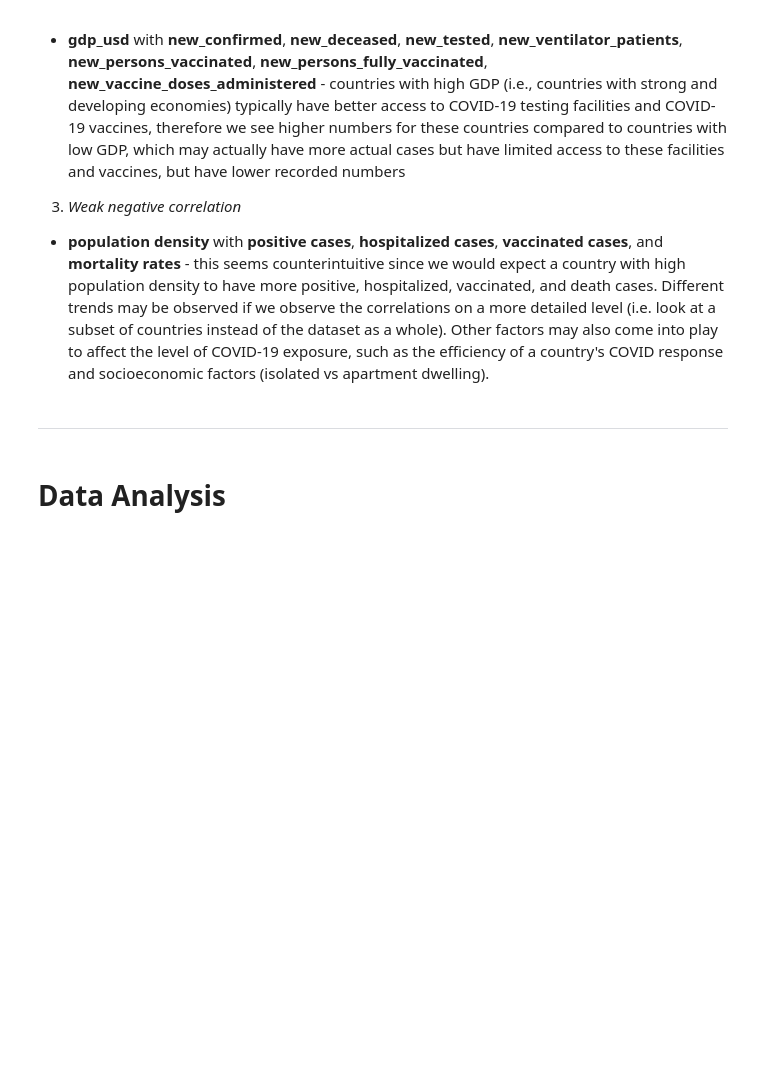
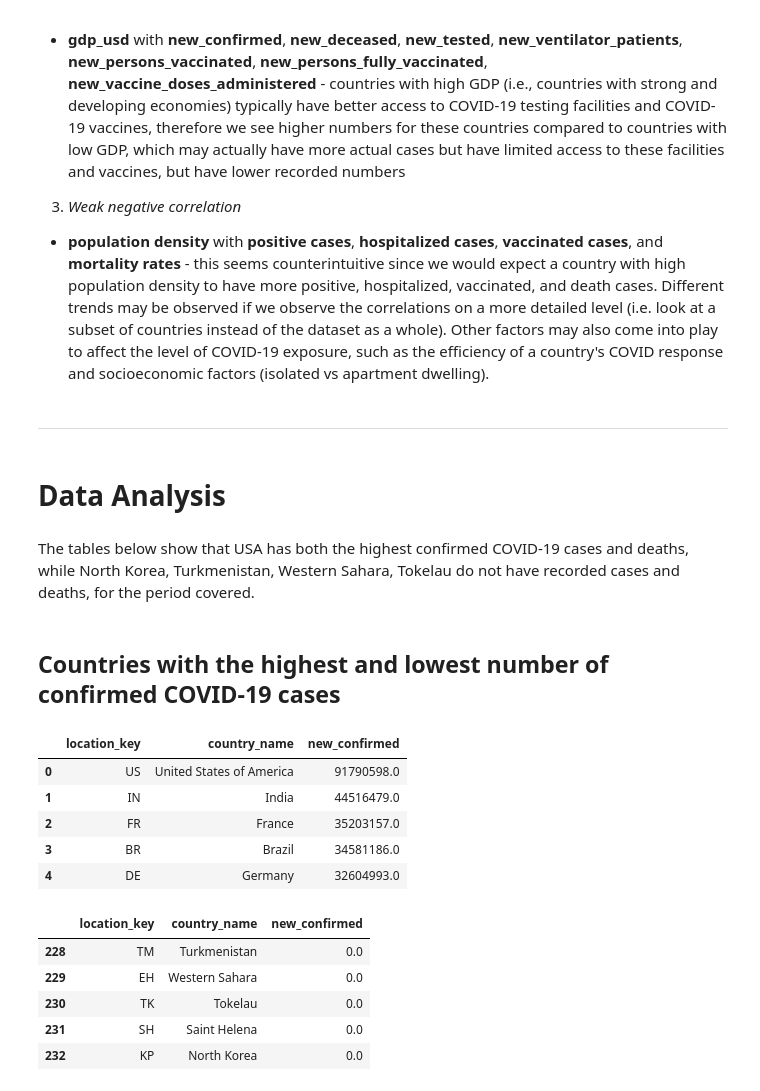
Before and after one commit to DenniseMc/cpsc_project, a Jupyter notebook: project_combine.ipynb, the cells around one changed output. Drawn from its saved outputs; the diff is of its cells as text; code cells hidden in the pictures; blank space fills up the shorter version.

```diff
--- a/project_combine.ipynb
+++ b/project_combine.ipynb
@@ -989,4 +989,24 @@ Some notable observations from the above correlation heatmap:
 ***
 # %% [markdown]
 # <a id='dataanalysis'></a> Data Analysis
+# %% [markdown]
+The tables below show that USA has both the highest confirmed COVID-19 cases and deaths, while North Korea, Turkmenistan, Western Sahara, Tokelau do not have recorded cases and deaths, for the period covered.
+# %% [markdown]
+## <a id='cases'></a> Countries with the highest and lowest number of confirmed COVID-19 cases
+# %%
+cases = complete_df.groupby(['location_key','country_name'])[['new_confirmed']].sum().sort_values(by='new_confirmed', ascending=False).reset_index()
+display(cases.head(), cases.tail())
+# %% [output]
+|  | location_key | country_name | new_confirmed |
+| 0 | US | United States of America | 91790598.0 |
+| 1 | IN | India | 44516479.0 |
+| 2 | FR | France | 35203157.0 |
+| 3 | BR | Brazil | 34581186.0 |
+| 4 | DE | Germany | 32604993.0 |
+|  | location_key | country_name | new_confirmed |
+| 228 | TM | Turkmenistan | 0.0 |
+| 229 | EH | Western Sahara | 0.0 |
+| 230 | TK | Tokelau | 0.0 |
+| 231 | SH | Saint Helena | 0.0 |
+| 232 | KP | North Korea | 0.0 |
 # %% [markdown]
```
Also changed, not shown: parts of 15 cells of this notebook.
